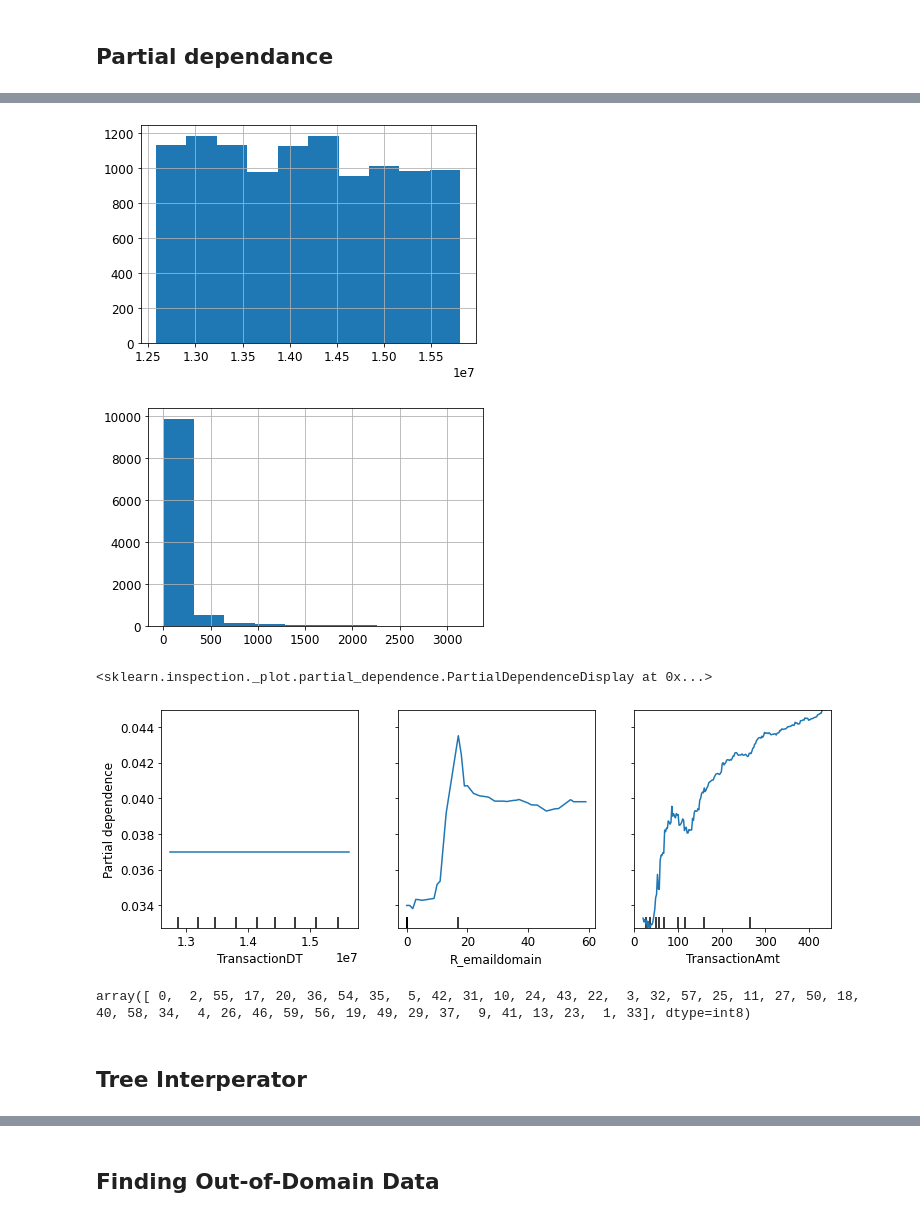
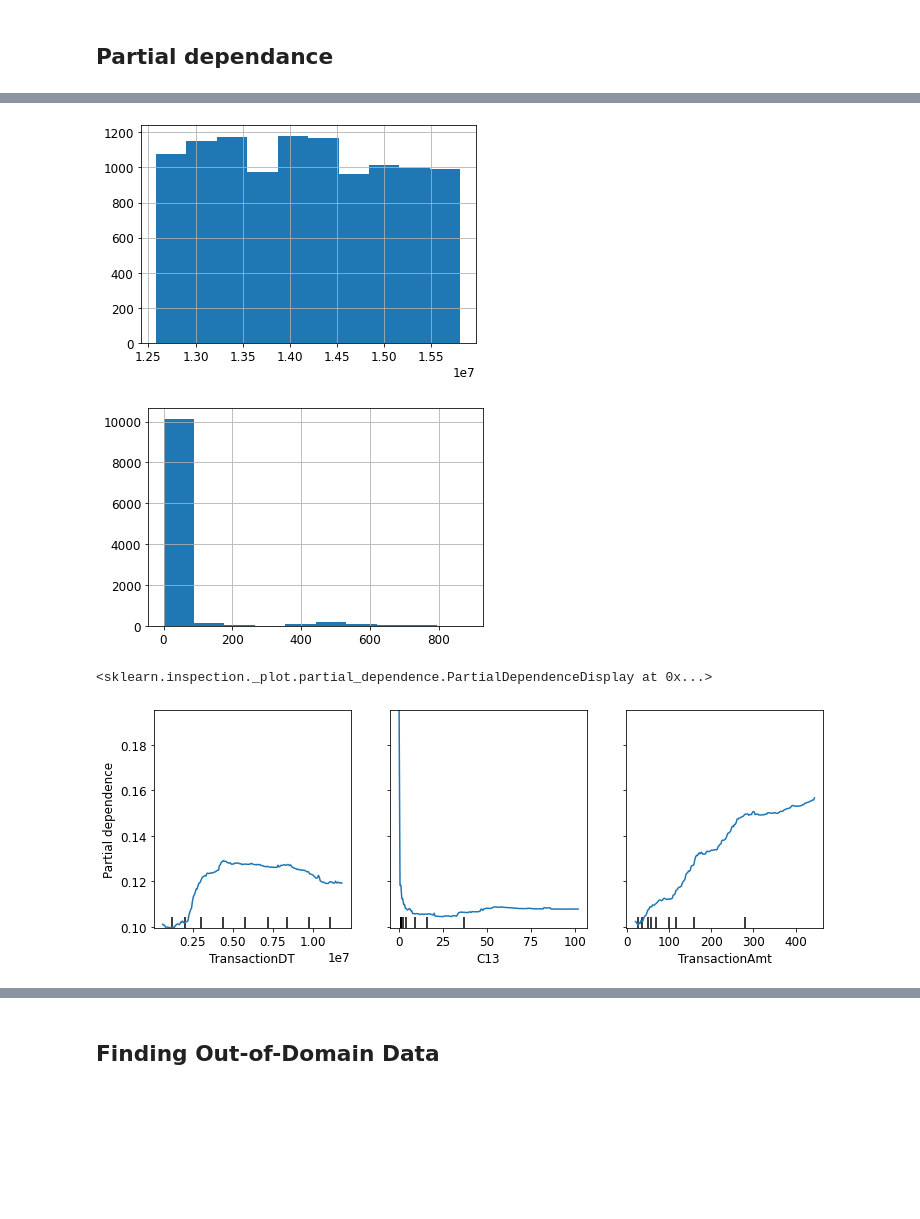
Before and after one commit to BoronII/fraud-detection-pytorch-scikit-fastai, a Jupyter notebook: 02_RF without feature engineering and without V features.ipynb, the cells around one changed output, grey strips where cells are left out. Saved outputs shown, nothing was run; the diff lists cells and outputs as text; code cells hidden in the pictures; blank space fills up the shorter version.

```diff
--- a/02_RF without feature engineering and without V features.ipynb
+++ b/02_RF without feature engineering and without V features.ipynb
@@ -959,3 +939,3 @@ xs_final.shape, valid_xs_final.shape
 # %%
-xs_final = (path/'xs_final.pkl').load()
-valid_xs_final = (path/'valid_xs_final.pkl').load()
+xs_imp = (path/'xs_imp.pkl').load()
+valid_xs_imp = (path/'valid_xs_imp.pkl').load()
@@ -1015,23 +970,17 @@ pd.options.display.max_rows = 20
 # %%
-ax = valid_xs_final['TransactionDT'].hist()
+ax = valid_xs_imp['TransactionDT'].hist()
 # %% [output]
-[figure, old version]
+[figure, new version]
 # %%
-ax = valid_xs_final['TransactionAmt'].hist()
+ax = valid_xs_imp['C13'].hist()
 # %% [output]
-[figure, old version]
+[figure, new version]
 # %%
 from sklearn.inspection import plot_partial_dependence
 
 _, ax = plt.subplots(figsize=(12,4))
-plot_partial_dependence(m, valid_xs_final, ['TransactionDT','R_emaildomain', 'TransactionAmt'],
+plot_partial_dependence(m, xs_imp, ['TransactionDT','C13', 'TransactionAmt'],
                         grid_resolution=200, ax=ax)
 # %% [output]
 <sklearn.inspection._plot.partial_dependence.PartialDependenceDisplay at 0x...>
-[figure, old version]
+[figure, new version]
-# %%
-valid_xs_final['R_emaildomain'].unique()
-# %% [output]
-array([ 0,  2, 55, 17, 20, 36, 54, 35,  5, 42, 31, 10, 24, 43, 22,  3, 32, 57, 25, 11, 27, 50, 18, 40, 58, 34,  4, 26, 46, 59, 56, 19, 49, 29, 37,  9, 41, 13, 23,  1, 33], dtype=int8)
-# %% [markdown]
-## Tree Interperator
```
Also changed, not shown: parts of 49 cells of this notebook.
